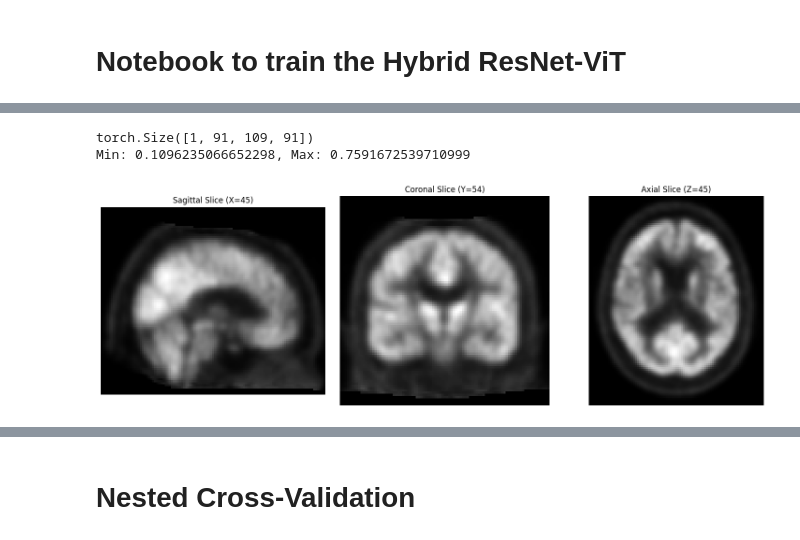
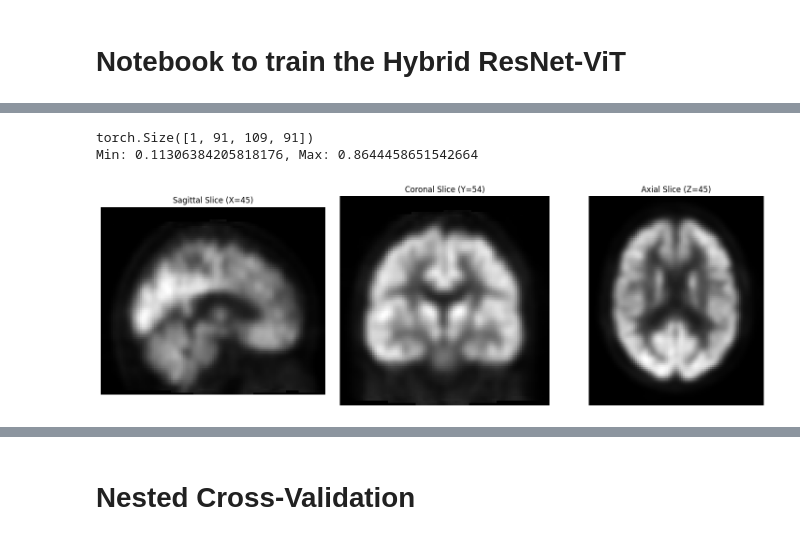
Before and after one commit to diogommiranda/Guiding-ViTs-attention-with-domain-knowledge-for-AD, a Jupyter notebook: code/hybrid-cnn-vit.ipynb, the cells around one changed output, grey strips where cells are left out. Saved outputs shown, nothing was run; the diff lists cells and outputs as text; code cells hidden in the pictures.

```diff
--- a/code/hybrid-cnn-vit.ipynb
+++ b/code/hybrid-cnn-vit.ipynb
@@ -110,19 +98,19 @@ KeyboardInterrupt:
 # %%
 # Verify data with a test sample
-i = 5
+i = 0
 for data, label in test_data:
     view_image_data(data[i])
     #data[i] = torch.flip(data[i], dims=[3])
     #view_image_data(data[i])
     print(data[i].shape)
     min_val = data[i].min().item()
     max_val = data[i].max().item()
     print(f"Min: {min_val}, Max: {max_val}")
     break
 # %% [output]
 torch.Size([1, 91, 109, 91])
-Min: 0.1096235066652298, Max: 0.7591672539710999
+Min: 0.11306384205818176, Max: 0.8644458651542664
-[figure, old version]
+[figure, new version]
 # %%
 # Setting configurations
 
```
Also changed, not shown: parts of 4 cells of this notebook, 1 other file.
